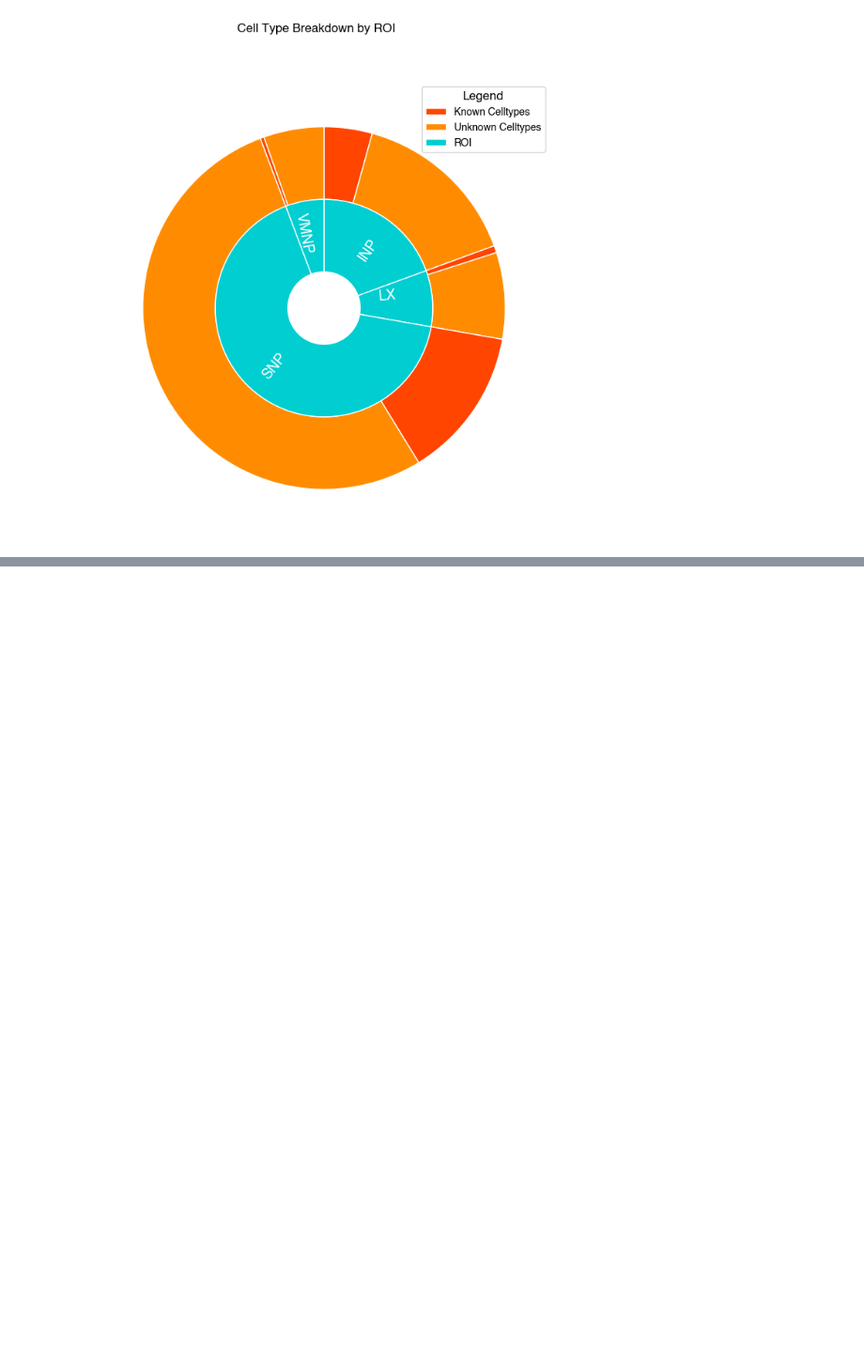
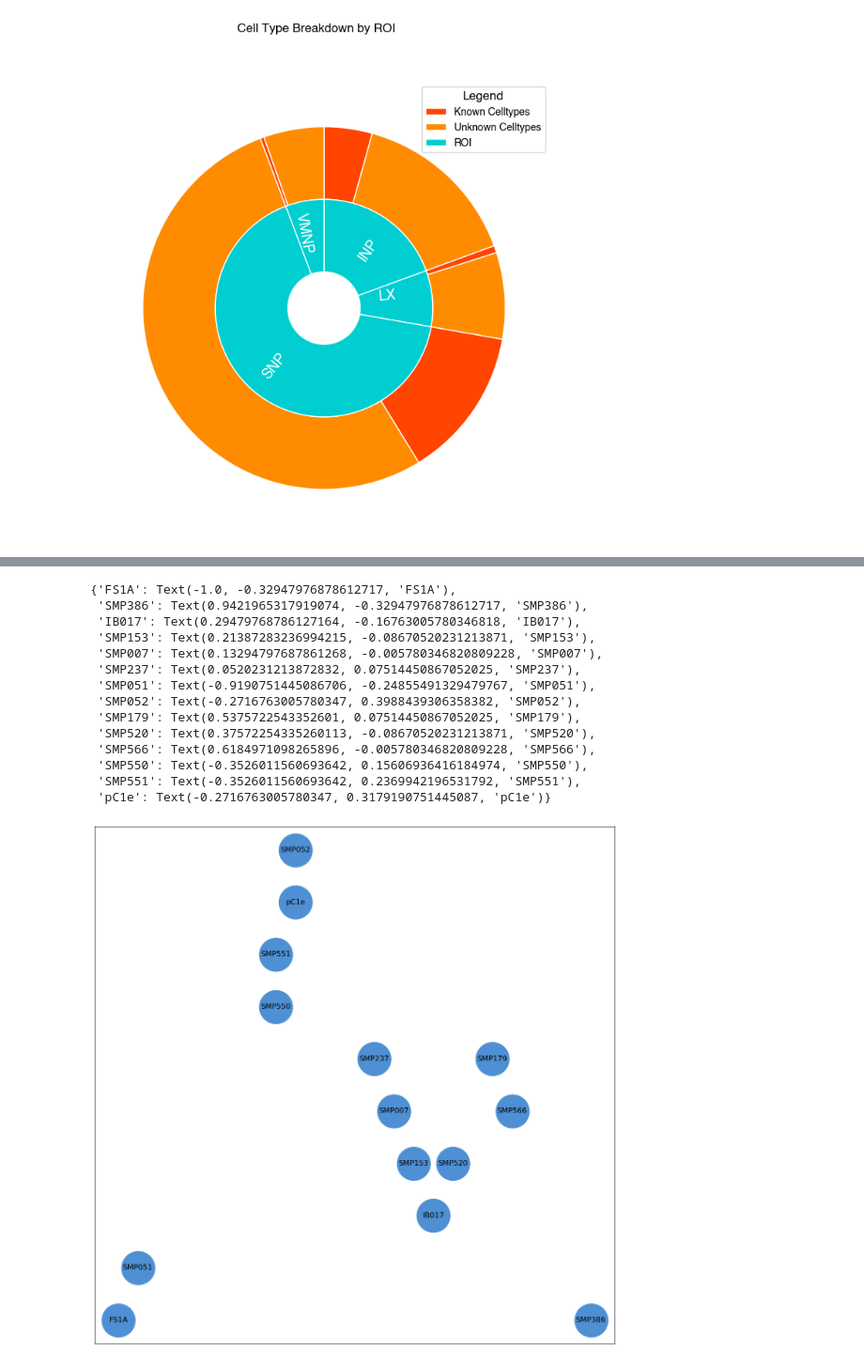
Before and after one commit to Gutierrez-lab/oviIN-analyses-gabrielle, a Jupyter notebook: hub_bespoke.ipynb, the cells around one changed output, grey strips where cells are left out. Shown at 94% size. Saved outputs shown, nothing was run; the diff lists cells and outputs as text; code cells hidden in the pictures; blank space fills up the shorter version.

```diff
--- a/hub_bespoke.ipynb
+++ b/hub_bespoke.ipynb
@@ -852,0 +1136,29 @@ fig.savefig('figures/breakdown_knownVSunknown.svg', dpi=300, bbox_inches='tight'
+# %%
+fig = plt.figure(figsize=(15,15))
+# just plot the nodes
+pos = nx.planar_layout(G)
+options = {
+    #"font_size": 12,
+    "node_size": 3000,
+    "node_color": colors[0],
+    "linewidths": 0
+}
+
+nx.draw_networkx_nodes(G, pos, **options)
+nx.draw_networkx_labels(G, pos, font_size=12)
+# %% [output]
+{'FS1A': Text(-1.0, -0.32947976878612717, 'FS1A'),
+ 'SMP386': Text(0.9421965317919074, -0.32947976878612717, 'SMP386'),
+ 'IB017': Text(0.29479768786127164, -0.16763005780346818, 'IB017'),
+ 'SMP153': Text(0.21387283236994215, -0.08670520231213871, 'SMP153'),
+ 'SMP007': Text(0.13294797687861268, -0.005780346820809228, 'SMP007'),
+ 'SMP237': Text(0.0520231213872832, 0.07514450867052025, 'SMP237'),
+ 'SMP051': Text(-0.9190751445086706, -0.24855491329479767, 'SMP051'),
+ 'SMP052': Text(-0.2716763005780347, 0.3988439306358382, 'SMP052'),
+ 'SMP179': Text(0.5375722543352601, 0.07514450867052025, 'SMP179'),
+ 'SMP520': Text(0.37572254335260113, -0.08670520231213871, 'SMP520'),
+ 'SMP566': Text(0.6184971098265896, -0.005780346820809228, 'SMP566'),
+ 'SMP550': Text(-0.3526011560693642, 0.15606936416184974, 'SMP550'),
+ 'SMP551': Text(-0.3526011560693642, 0.2369942196531792, 'SMP551'),
+ 'pC1e': Text(-0.2716763005780347, 0.3179190751445087, 'pC1e')}
+[figure, added]
```
Also changed, not shown: parts of 30 cells of this notebook, 10 other files.
